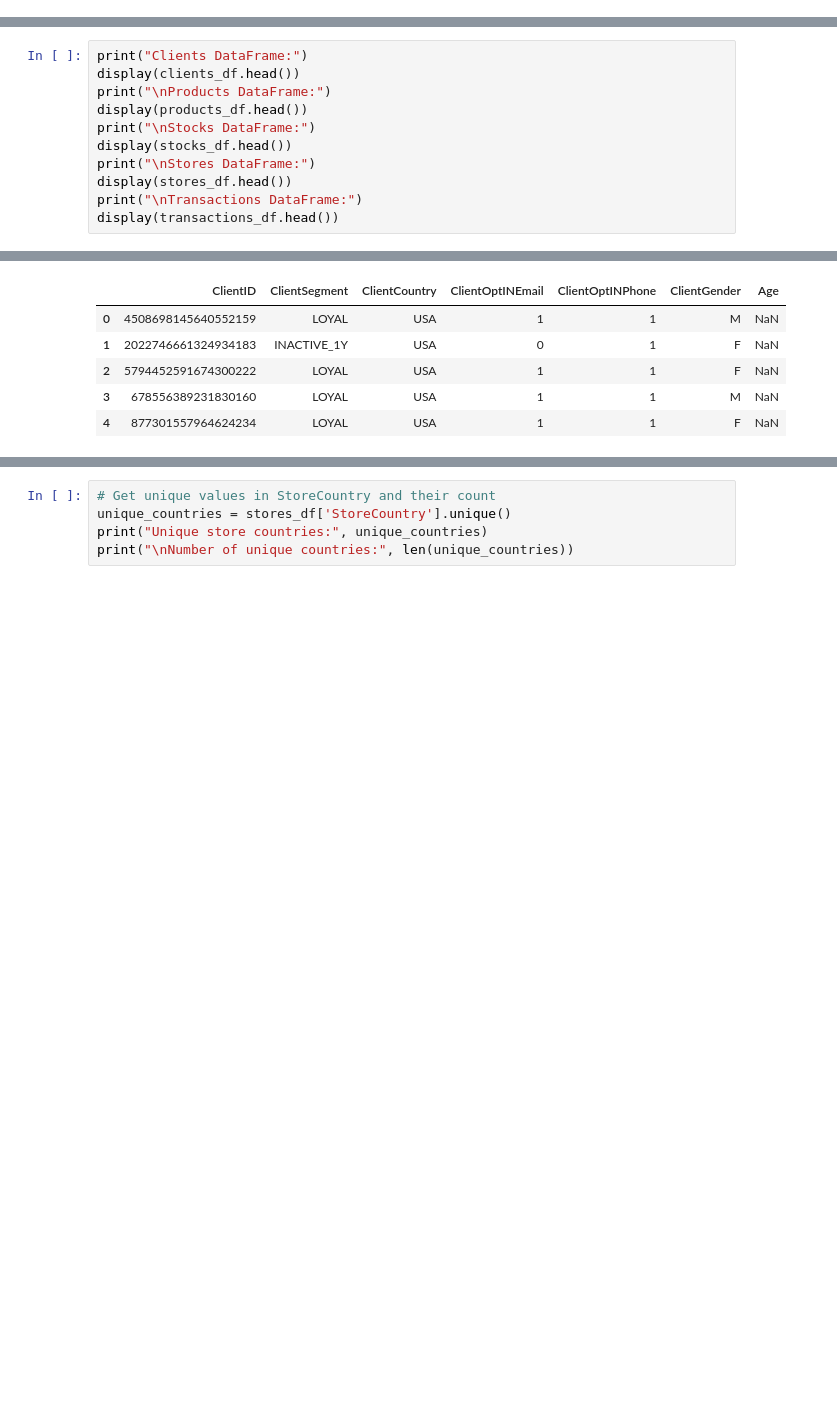
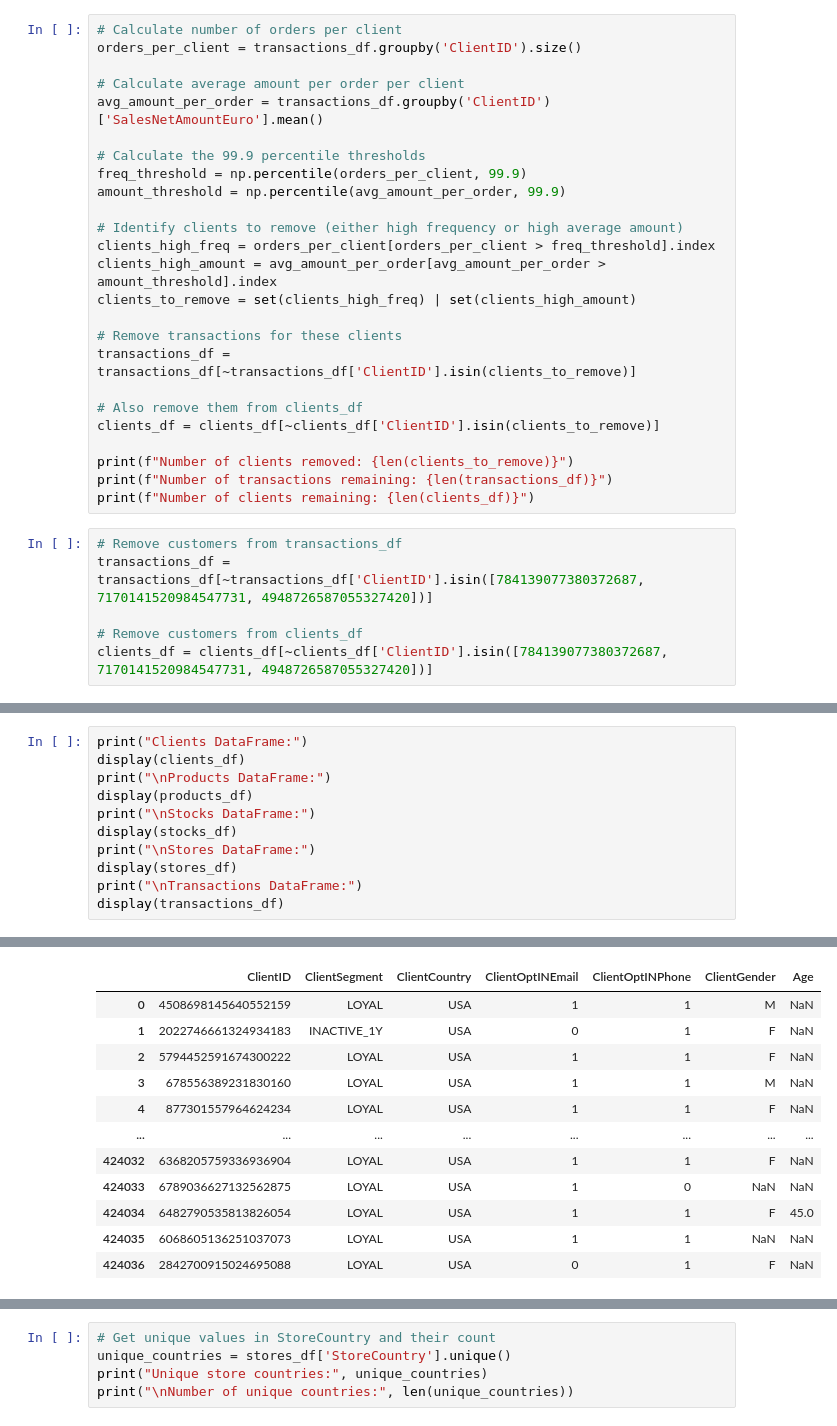
Before and after one commit to ravhello/hackathon, a Jupyter notebook: exploration.ipynb, the cells around one changed output, grey strips where cells are left out. Saved outputs shown, nothing was run; the diff lists cells and outputs as text; blank space fills up the shorter version.

```diff
--- a/exploration.ipynb
+++ b/exploration.ipynb
@@ -35,3 +38,34 @@ transactions_df['TransactionDate'] = pd.to_datetime(transactions_df['SaleTransac
+# %%
+# Calculate number of orders per client
+orders_per_client = transactions_df.groupby('ClientID').size()
+
+# Calculate average amount per order per client
+avg_amount_per_order = transactions_df.groupby('ClientID')['SalesNetAmountEuro'].mean()
+
+# Calculate the 99.9 percentile thresholds
+freq_threshold = np.percentile(orders_per_client, 99.9)
+amount_threshold = np.percentile(avg_amount_per_order, 99.9)
+
+# Identify clients to remove (either high frequency or high average amount)
+clients_high_freq = orders_per_client[orders_per_client > freq_threshold].index
+clients_high_amount = avg_amount_per_order[avg_amount_per_order > amount_threshold].index
+clients_to_remove = set(clients_high_freq) | set(clients_high_amount)
+
+# Remove transactions for these clients
+transactions_df = transactions_df[~transactions_df['ClientID'].isin(clients_to_remove)]
+
+# Also remove them from clients_df
+clients_df = clients_df[~clients_df['ClientID'].isin(clients_to_remove)]
+
+print(f"Number of clients removed: {len(clients_to_remove)}")
+print(f"Number of transactions remaining: {len(transactions_df)}")
+print(f"Number of clients remaining: {len(clients_df)}")
+# %%
+# Remove customers from transactions_df
+transactions_df = transactions_df[~transactions_df['ClientID'].isin([784139077380372687, 7170141520984547731, 4948726587055327420])]
+
+# Remove customers from clients_df
+clients_df = clients_df[~clients_df['ClientID'].isin([784139077380372687, 7170141520984547731, 4948726587055327420])]
 # %%
 # Print data info for all dataframes
 print("Clients DataFrame Info:")
@@ -64,20 +98,26 @@ memory usage: 62.9+ MB
 None
 # %%
 print("Clients DataFrame:")
-display(clients_df.head())
+display(clients_df)
 print("\nProducts DataFrame:")
-display(products_df.head())
+display(products_df)
 print("\nStocks DataFrame:")
-display(stocks_df.head())
+display(stocks_df)
 print("\nStores DataFrame:")
-display(stores_df.head())
+display(stores_df)
 print("\nTransactions DataFrame:")
-display(transactions_df.head())
+display(transactions_df)
 # %% [output]
 Clients DataFrame:
 |  | ClientID | ClientSegment | ClientCountry | ClientOptINEmail | ClientOptINPhone | ClientGender | Age |
 | 0 | 4508698145640552159 | LOYAL | USA | 1 | 1 | M | NaN |
 | 1 | 2022746661324934183 | INACTIVE_1Y | USA | 0 | 1 | F | NaN |
 | 2 | 5794452591674300222 | LOYAL | USA | 1 | 1 | F | NaN |
 | 3 | 678556389231830160 | LOYAL | USA | 1 | 1 | M | NaN |
 | 4 | 877301557964624234 | LOYAL | USA | 1 | 1 | F | NaN |
+| ... | ... | ... | ... | ... | ... | ... | ... |
+| 424032 | 6368205759336936904 | LOYAL | USA | 1 | 1 | F | NaN |
+| 424033 | 6789036627132562875 | LOYAL | USA | 1 | 0 | NaN | NaN |
+| 424034 | 6482790535813826054 | LOYAL | USA | 1 | 1 | F | 45.0 |
+| 424035 | 6068605136251037073 | LOYAL | USA | 1 | 1 | NaN | NaN |
+| 424036 | 2842700915024695088 | LOYAL | USA | 0 | 1 | F | NaN |
```
Also changed, not shown: parts of 15 cells of this notebook.
